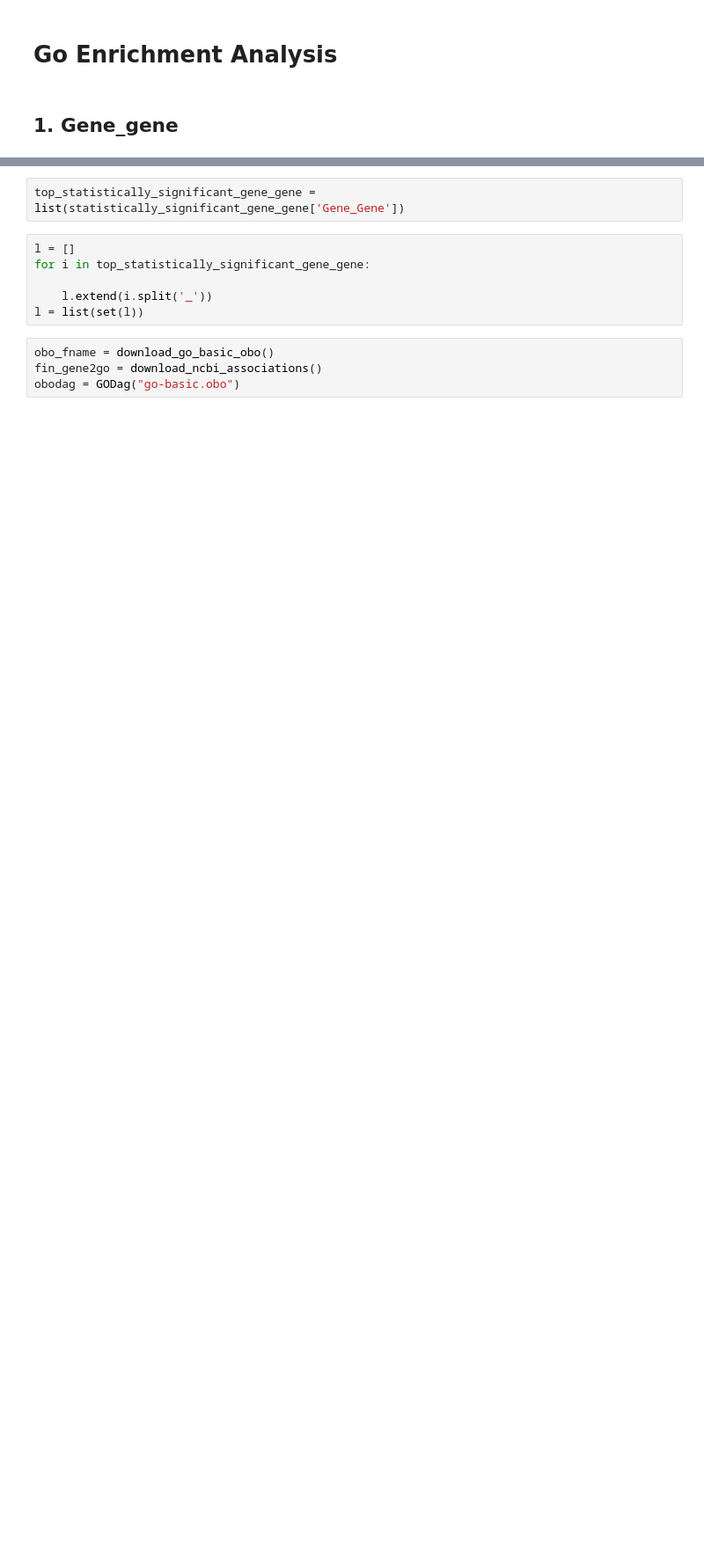
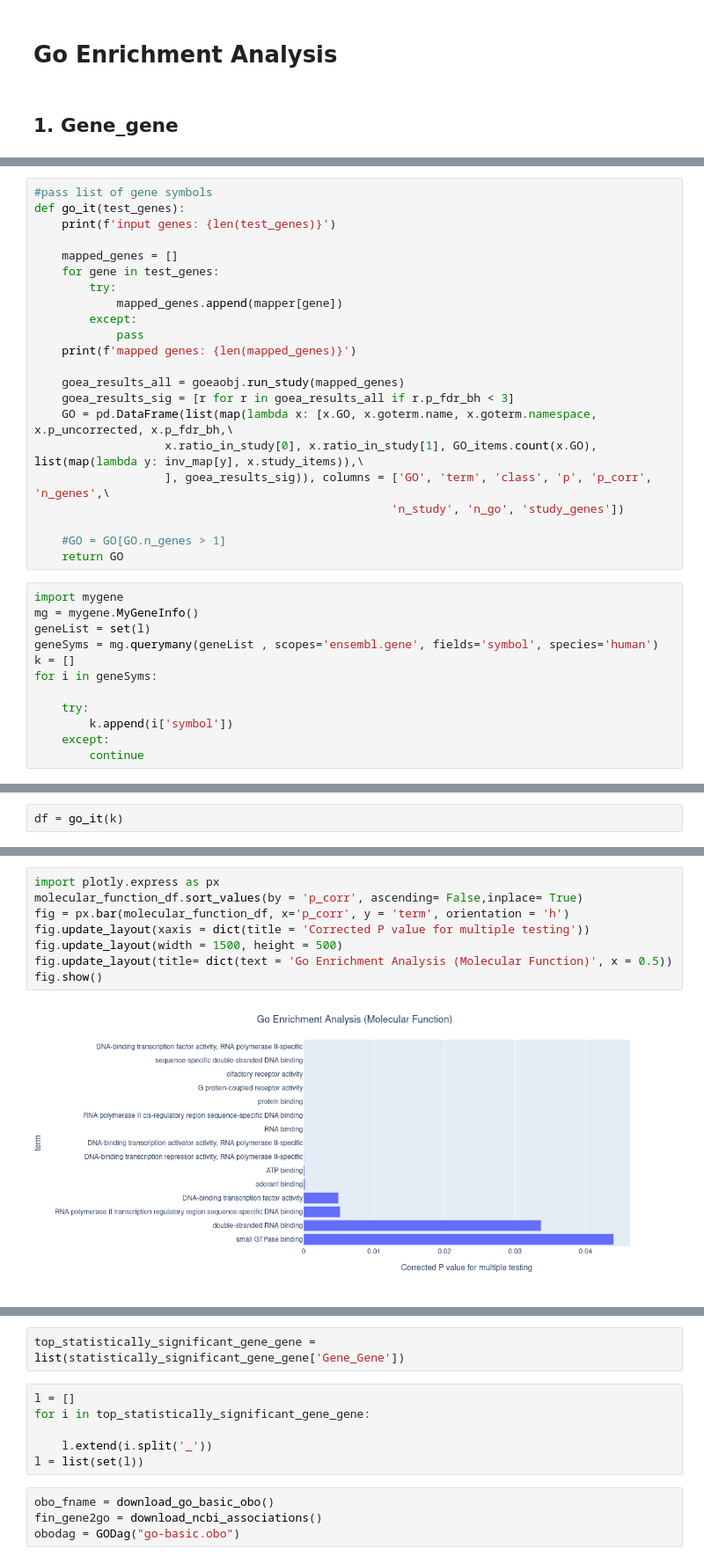
Before and after one commit to Polster-lab/Analysis_GRN_ROSMAP, a Jupyter notebook: Gene_Gene_Graph_hypothesis_testing_GO_Analysis.ipynb, the cells around one changed output, grey strips where cells are left out. Shown at 88% size. Cells and saved outputs as stored; diff of their text form; blank space fills up the shorter version.

```diff
--- a/Gene_Gene_Graph_hypothesis_testing_GO_Analysis.ipynb
+++ b/Gene_Gene_Graph_hypothesis_testing_GO_Analysis.ipynb
@@ -199,0 +633,34 @@ from goatools.goea.go_enrichment_ns import GOEnrichmentStudyNS
+# %%
+#pass list of gene symbols
+def go_it(test_genes):
+    print(f'input genes: {len(test_genes)}')
+
+    mapped_genes = []
+    for gene in test_genes:
+        try:
+            mapped_genes.append(mapper[gene])
+        except:
+            pass
+    print(f'mapped genes: {len(mapped_genes)}')
+
+    goea_results_all = goeaobj.run_study(mapped_genes)
+    goea_results_sig = [r for r in goea_results_all if r.p_fdr_bh < 3]
+    GO = pd.DataFrame(list(map(lambda x: [x.GO, x.goterm.name, x.goterm.namespace, x.p_uncorrected, x.p_fdr_bh,\
+                   x.ratio_in_study[0], x.ratio_in_study[1], GO_items.count(x.GO), list(map(lambda y: inv_map[y], x.study_items)),\
+                   ], goea_results_sig)), columns = ['GO', 'term', 'class', 'p', 'p_corr', 'n_genes',\
+                                                    'n_study', 'n_go', 'study_genes'])
+
+    #GO = GO[GO.n_genes > 1]
+    return GO
+# %%
+import mygene
+mg = mygene.MyGeneInfo()
+geneList = set(l)
+geneSyms = mg.querymany(geneList , scopes='ensembl.gene', fields='symbol', species='human')
+k = []
+for i in geneSyms:
+
+    try:
+        k.append(i['symbol'])
+    except:
+        continue
@@ -199,0 +678,2 @@ from goatools.goea.go_enrichment_ns import GOEnrichmentStudyNS
+# %%
+df = go_it(k)
@@ -199,0 +708,10 @@ from goatools.goea.go_enrichment_ns import GOEnrichmentStudyNS
+# %%
+import plotly.express as px
+molecular_function_df.sort_values(by = 'p_corr', ascending= False,inplace= True)
+fig = px.bar(molecular_function_df, x='p_corr', y = 'term', orientation = 'h')
+fig.update_layout(xaxis = dict(title = 'Corrected P value for multiple testing'))
+fig.update_layout(width = 1500, height = 500)
+fig.update_layout(title= dict(text = 'Go Enrichment Analysis (Molecular Function)', x = 0.5))
+fig.show()
+# %% [output]
+[figure, added]
```
Also changed, not shown: parts of 73 cells of this notebook.
